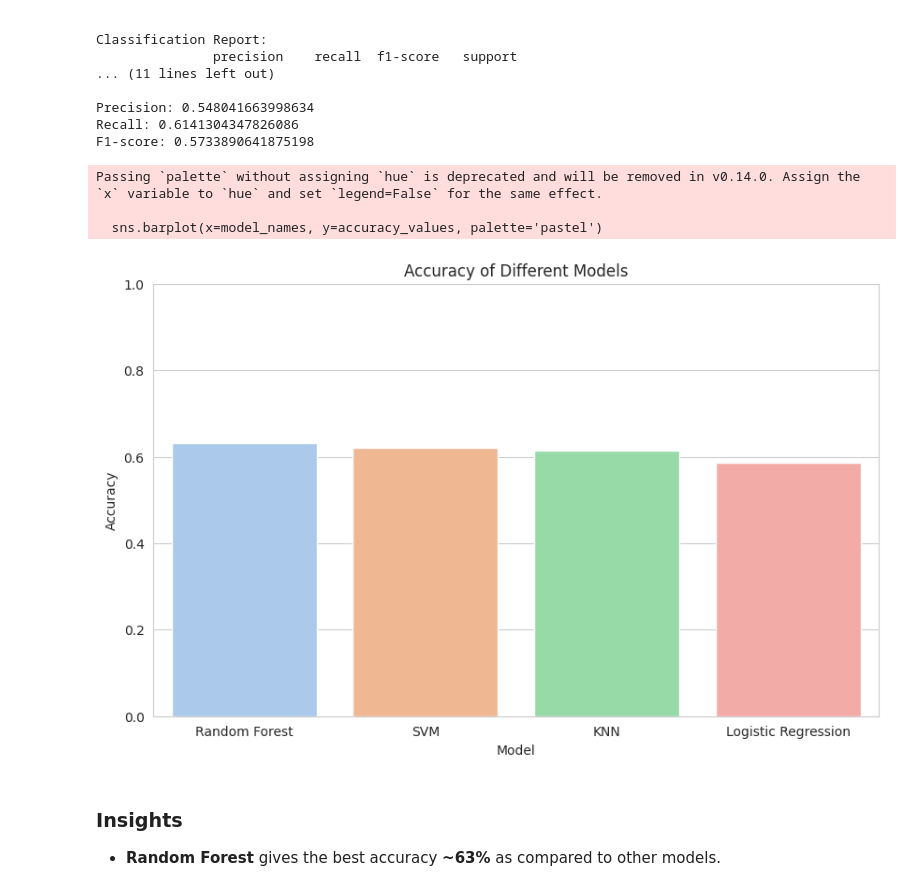
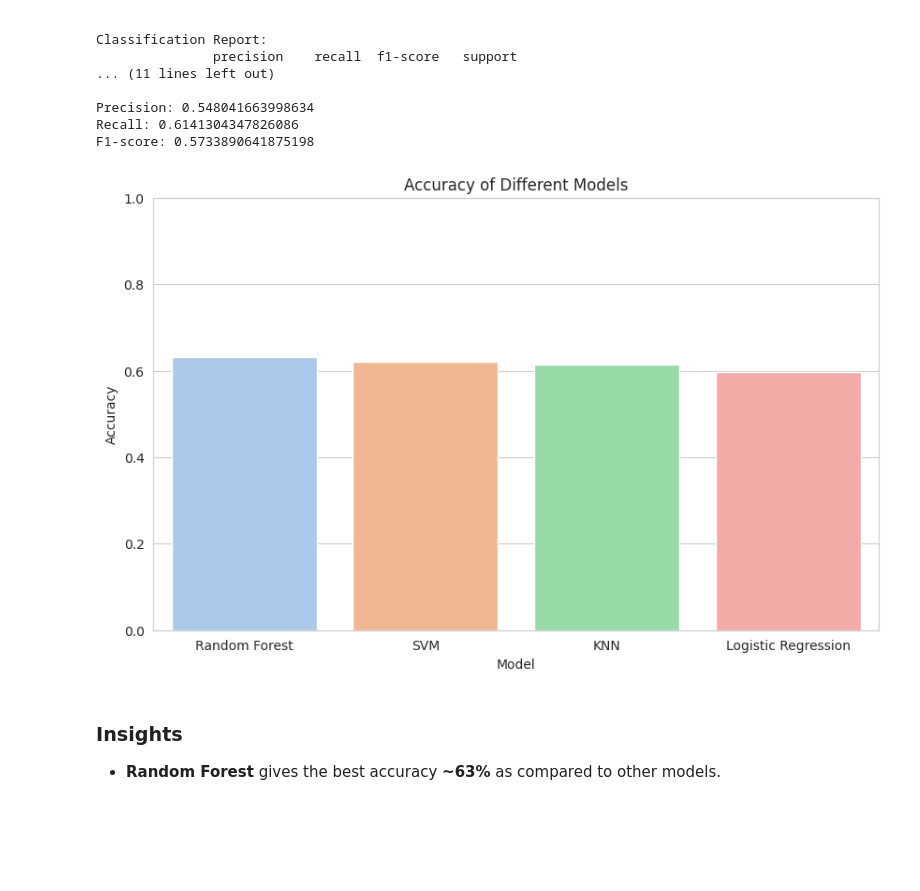
Before and after one commit to shrutishukla19/DS-Projects, a Jupyter notebook: L4 AI in Healthcare Building a Life-Saving Heart Disease Predictor/Heart_Disease_Predictor.ipynb, the cells around one changed output. Drawn from its saved outputs; the diff is of its cells as text; code cells hidden in the pictures; blank space fills up the shorter version.

```diff
--- a/L4 AI in Healthcare Building a Life-Saving Heart Disease Predictor/Heart_Disease_Predictor.ipynb
+++ b/L4 AI in Healthcare Building a Life-Saving Heart Disease Predictor/Heart_Disease_Predictor.ipynb
@@ -907,7 +901,8 @@ Preprocessed X_test:
 ## 1. Train logistic regression
 # %%
 # Instantiate a Logistic Regression model
-logistic_regression_model = LogisticRegression(random_state=42, max_iter=1000)
+# Increased max_iter to address ConvergenceWarning
+logistic_regression_model = LogisticRegression(random_state=42, max_iter=5000)
 
 # Fit the model to the training data
 logistic_regression_model.fit(X_train, y_train)
@@ -1157,30 +1152,27 @@ F1-score: 0.5733890641875198
 # %%
 # Create a dictionary of model accuracies
 model_accuracies = {
     'Logistic Regression': accuracy_lr,
     'Random Forest': accuracy_rf,
     'SVM': accuracy_svm,
     'KNN': accuracy_knn
 }
 
 # Sort the models by accuracy in descending order
 sorted_models = sorted(model_accuracies.items(), key=lambda item: item[1], reverse=True)
 model_names = [item[0] for item in sorted_models]
 accuracy_values = [item[1] for item in sorted_models]
 
 # Create a bar plot of model accuracies
 plt.figure(figsize=(10, 6))
-sns.barplot(x=model_names, y=accuracy_values, palette='pastel')
+sns.barplot(x=model_names, y=accuracy_values, palette='pastel', hue=model_names)
 plt.title('Accuracy of Different Models')
 plt.xlabel('Model')
 plt.ylabel('Accuracy')
 plt.ylim(0, 1) # Set y-axis limit from 0 to 1 for accuracy
 plt.show()
 # %% [output]
-Passing `palette` without assigning `hue` is deprecated and will be removed in v0.14.0. Assign the `x` variable to `hue` and set `legend=False` for the same effect.
-
-  sns.barplot(x=model_names, y=accuracy_values, palette='pastel')
-[figure, old version]
+[figure, new version]
 # %% [markdown]
 ### **Insights**
 * **Random Forest** gives the best accuracy **~63%** as compared to other models.
```
Also changed, not shown: parts of 9 cells of this notebook.
